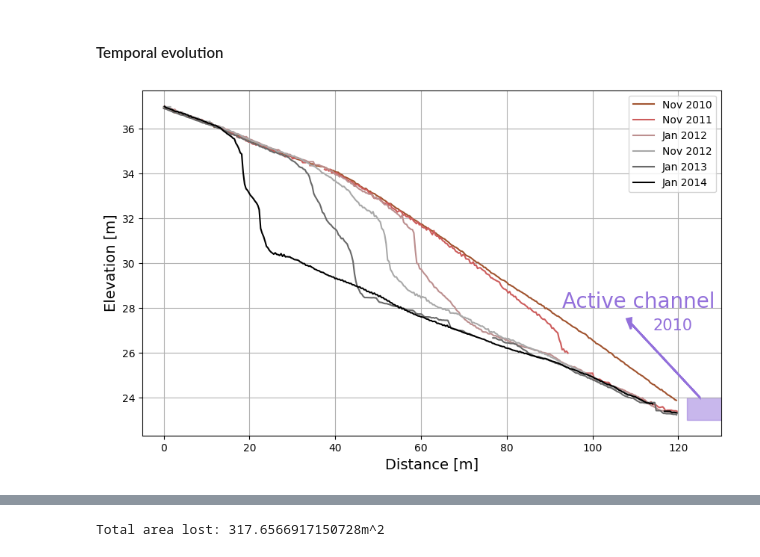
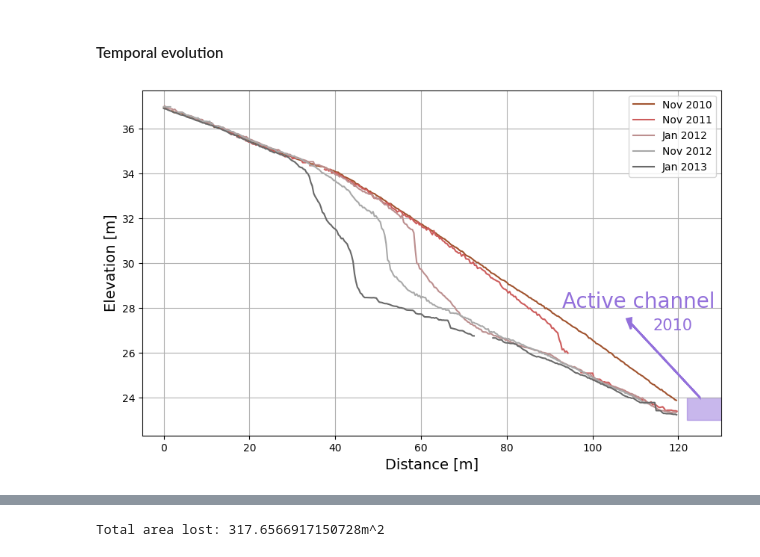
Before and after one commit to lsperezm/Martian_Icy_Scarps, a Jupyter notebook: Code/Antarctica.ipynb, the cells around one changed output, grey strips where cells are left out. Cells and saved outputs as stored; diff of their text form; code cells hidden in the pictures.

```diff
--- a/Code/Antarctica.ipynb
+++ b/Code/Antarctica.ipynb
@@ -478,29 +478,29 @@ elevAd_Jan2014= np.array(Ad_Jan2014['elevation'].tolist())
 # %%
 plt.figure(figsize=(10,6))
 
 plt.plot(distAd_Nov2010, elevAd_Nov2010, color='sienna', linewidth=1.5,label='Nov 2010')
 plt.plot(distAd_Nov2011, elevAd_Nov2011, color='indianred', linewidth=1.5,label='Nov 2011')
 plt.plot(distAd_Jan2012, elevAd_Ja2012, color='rosybrown', linewidth=1.5,label='Jan 2012')
 plt.plot(distAd_Nov2012, elevAd_Nov2012, color='darkgray', linewidth=1.5,label='Nov 2012')
 plt.plot(distAd_Jan2013, elevAd_Jan2013, color='dimgray', linewidth=1.5,label='Jan 2013')
-plt.plot(distAd_Jan2014, elevAd_Jan2014, color='black', linewidth=1.5,label='Jan 2014')
+#plt.plot(distAd_Jan2014, elevAd_Jan2014, color='black', linewidth=1.5,label='Jan 2014')
 
 plt.text(93, 28, 'Active channel',color='mediumpurple',fontsize=20)
 plt.text(114, 27, '2010',color='mediumpurple',fontsize=15)
 
 plt.arrow(x=125, y=24,dx=-17, dy=3.5,color='mediumpurple',linewidth=2,head_width=0.5,head_length=1.,length_includes_head=True,zorder=10)
 plt.fill_between([122, 140], 23, 24,color='mediumpurple', alpha=0.5)
 
 plt.xlim(-5,130)
 plt.xlabel('Distance [m]', fontsize=14)
 plt.ylabel('Elevation [m]', fontsize=14)
 plt.grid(True)
 plt.legend()
 
 plt.savefig('TempEv_dDisc.png')
 plt.show()
 # %% [output]
-[figure, old version]
+[figure, new version]
 # %%
 aread_10_11, locd_10_11=AreaCalc(2, elevAd_Jan2014,elevAd_Nov2010,distAd_Nov2010,36,24)
 # %%
```
Also changed, not shown: parts of 1 cell of this notebook, 13 other files.
